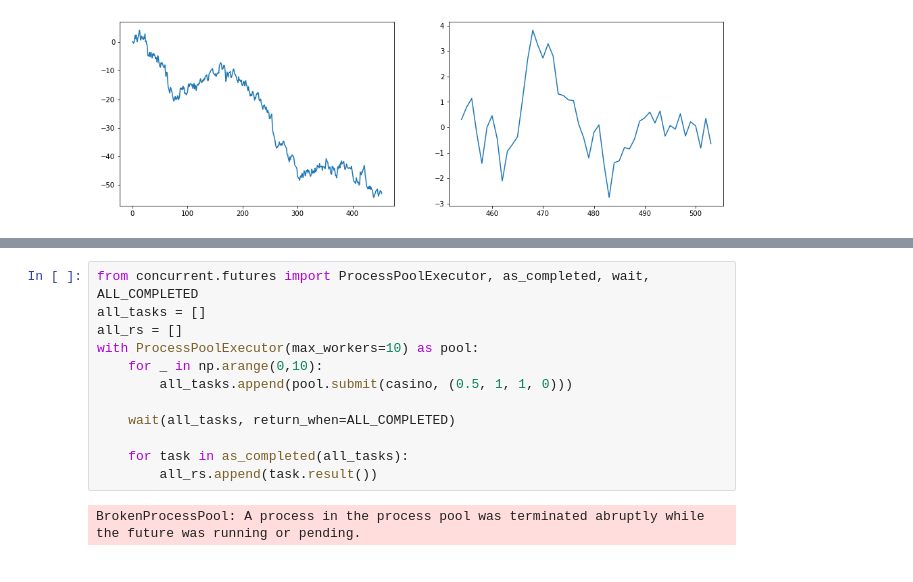
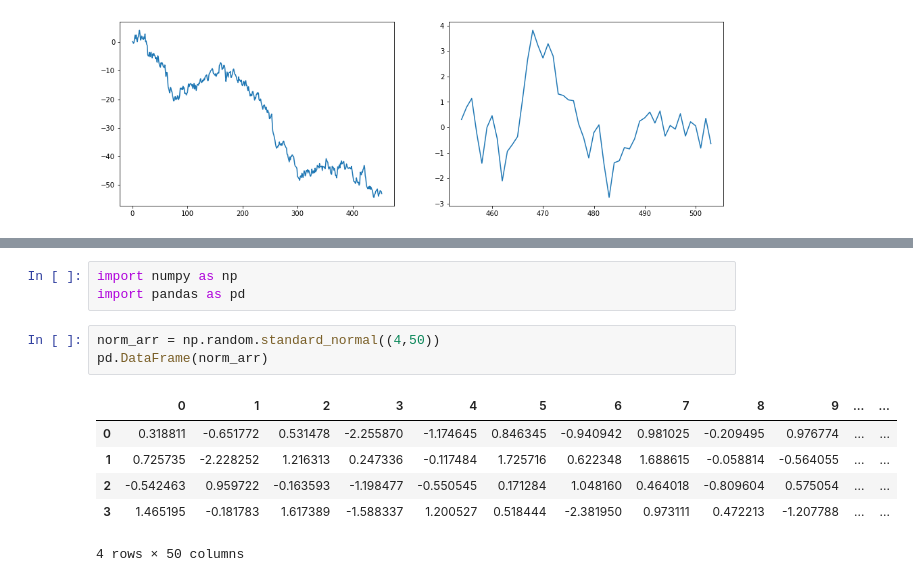
Before and after one commit to wd64759/quants, a Jupyter notebook: quants/trade_notes.ipynb, the cells around one changed output, grey strips where cells are left out. Drawn from its saved outputs; the diff is of its cells as text.

Commit message:
more cases of learning pandas

```diff
--- a/quants/trade_notes.ipynb
+++ b/quants/trade_notes.ipynb
@@ -403,14 +369,13 @@ good_casino = [casino(0.5, commission=0) for _ in np.arange(0,10)]
-# %%
-from concurrent.futures import ProcessPoolExecutor, as_completed, wait, ALL_COMPLETED
-all_tasks = []
-all_rs = []
-with ProcessPoolExecutor(max_workers=10) as pool:
-    for _ in np.arange(0,10):
-        all_tasks.append(pool.submit(casino, (0.5, 1, 1, 0)))
-
-    wait(all_tasks, return_when=ALL_COMPLETED)
-
-    for task in as_completed(all_tasks):
-        all_rs.append(task.result())
-# %% [output]
-BrokenProcessPool: A process in the process pool was terminated abruptly while the future was running or pending.
+# %%
+import numpy as np
+import pandas as pd
+# %%
+norm_arr = np.random.standard_normal((4,50))
+pd.DataFrame(norm_arr)
+# %% [output]
+|  | 0 | 1 | 2 | 3 | 4 | 5 | 6 | 7 | 8 | 9 | ... | ... |
+| 0 | 0.318811 | -0.651772 | 0.531478 | -2.255870 | -1.174645 | 0.846345 | -0.940942 | 0.981025 | -0.209495 | 0.976774 | ... | ... |
+| 1 | 0.725735 | -2.228252 | 1.216313 | 0.247336 | -0.117484 | 1.725716 | 0.622348 | 1.688615 | -0.058814 | -0.564055 | ... | ... |
+| 2 | -0.542463 | 0.959722 | -0.163593 | -1.198477 | -0.550545 | 0.171284 | 1.048160 | 0.464018 | -0.809604 | 0.575054 | ... | ... |
+| 3 | 1.465195 | -0.181783 | 1.617389 | -1.588337 | 1.200527 | 0.518444 | -2.381950 | 0.973111 | 0.472213 | -1.207788 | ... | ... |
+4 rows × 50 columns
```
Also changed, not shown: parts of 8 cells of this notebook.
